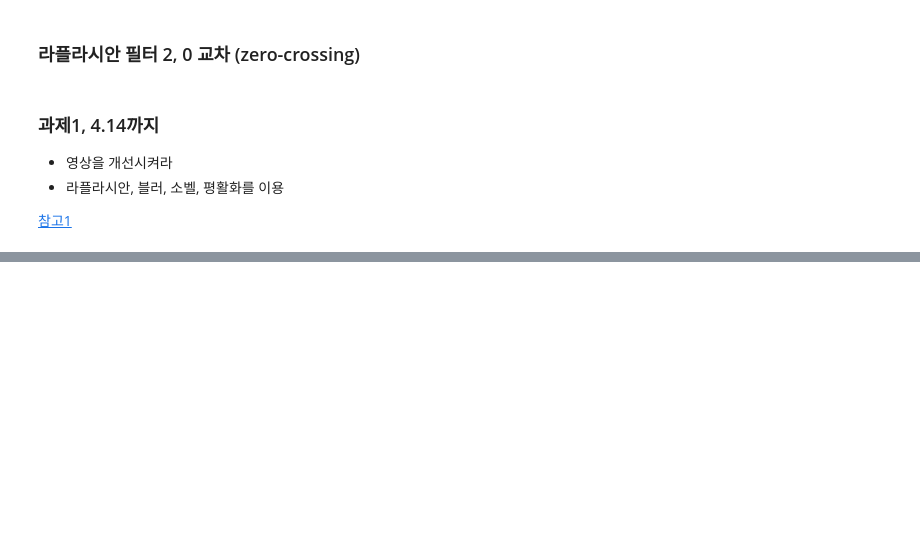
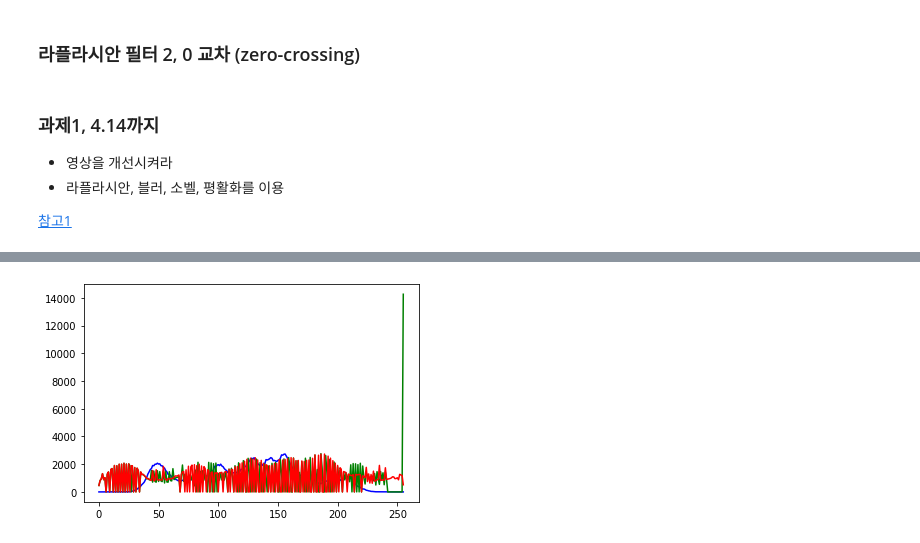
Before and after one commit to sedoll/knu_opencv, a Jupyter notebook: chap06/chap06.ipynb, the cells around one changed output, grey strips where cells are left out. Drawn from its saved outputs; the diff is of its cells as text; code cells hidden in the pictures; blank space fills up the shorter version.

```diff
--- a/chap06/chap06.ipynb
+++ b/chap06/chap06.ipynb
@@ -286,53 +292,87 @@ cv2.destroyAllWindows()
 # %%
 import cv2
 import numpy as np
+from matplotlib import pyplot as plt
 
+# a
 # 이미지 불러오기
 img = cv2.imread('c:/data/lena.jpg', cv2.IMREAD_GRAYSCALE)
 # img = cv2.imread('c:/data/bone_test.png', cv2.IMREAD_GRAYSCALE)
+# img = cv2.resize(img, (300, 300))
+
 blur_g = cv2.GaussianBlur(img, ksize=(3, 3), sigmaX=1.0)
+cv2.imshow('a', img)
 
+# img에 바로 히스토그램 평활화 적용
+img2 = cv2.equalizeHist(img)
+cv2.imshow('img_eh', img2)
+
+# b
 # 라플라시안 필터 적용
-laplacian = cv2.Laplacian(blur_g, cv2.CV_8U)
-laplacian = cv2.convertScaleAbs(laplacian)
-laplacian = cv2.normalize(laplacian, None, 0, 255, cv2.NORM_MINMAX)
-Mlaplacian = cv2.subtract(img, laplacian) # 원본에서 라플라시안 필터 값을 뺀 이미지
+# laplacian = cv2.Laplacian(img, cv2.CV_32F)
+laplacian = cv2.Laplacian(blur_g, cv2.CV_32F)
+cv2.imshow('b', laplacian)
+dst = cv2.convertScaleAbs(laplacian)
+dst = cv2.normalize(dst, None, 0, 255, cv2.NORM_MINMAX, dtype=cv2.CV_8U) # 정규화 적용
+cv2.imshow('b2', dst)
 
-# 소벨 필터 적용
-sobelx = cv2.Sobel(img, cv2.CV_64F, 1, 0, ksize=3)
-sobely = cv2.Sobel(img, cv2.CV_64F, 0, 1, ksize=3)
+# c
+Mlaplacian = cv2.subtract(img, dst) # 원본에서 라플라시안 필터 값을 뺀 이미지
+cv2.imshow('c', Mlaplacian)
+
+# d
+# 원본에 소벨 필터 적용
+sobelx = cv2.Sobel(img, cv2.CV_32F, 1, 0, ksize=3)
+sobely = cv2.Sobel(img, cv2.CV_32F, 0, 1, ksize=3)
 mag = cv2.magnitude(sobelx, sobely) # 2D 백터의 크기 계산
-sobel = cv2.normalize(mag, None, 0, 255, cv2.NORM_MINMAX, dtype=cv2.CV_8U)
-sobel_blur = cv2.GaussianBlur(sobel, ksize=(5, 5), sigmaX=1.0)
+sobel = cv2.normalize(mag, None, 0, 255, cv2.NORM_MINMAX, dtype=cv2.CV_8U) # 정규화 적용
+cv2.imshow('d', sobel)
 
-# 라플라시안 필터와 소벨 필터로부터 얻은 이미지를 합치기
-result = cv2.addWeighted(Mlaplacian, 0.7, sobel_blur, 0.5, 0)
-# result = cv2.addWeighted(Mlaplacian, 0.5, sobel_blur, 0.5, 0)
+# e
+# 소벨 필터 적용된 이미지를 평균 블러 5x5로 처리
+sobel_blur = cv2.blur(sobel, ksize=(5, 5))
+cv2.imshow('e', sobel_blur)
 
+# f
+# 라플라시안 필터와 소벨 필터로부터 얻은 이미지를 합치고 임계값 계산
+ls = cv2.addWeighted(Mlaplacian, 0.5, sobel_blur, 0.5, 0)
+# 원본과 합칠 이미지 생성
 # 임계값(threshold) 이하인 부분을 0으로 만들기
-thresh = 60  # 임계값(threshold) 설정
-_, result2 = cv2.threshold(result, thresh, 255, cv2.THRESH_TOZERO)
+thresh = 50  # 임계값(threshold) 설정
+_, mask = cv2.threshold(ls, thresh, 255, cv2.THRESH_TOZERO)
+cv2.imshow('f', mask)
 
-# result3
-result3 = cv2.addWeighted(img, 1.0, result2, 0.5, 0)
+# g
+# 원본과 필터를 적용한 이미지 합치기
+sharp = cv2.addWeighted(img, 1.0, mask, 0.5, 0)
+cv2.imshow('g', sharp)
 
-# 23.04.05현재 result3 까지 맞게 함
-# result4
-# bone_test.png의 경우 result3를 받아서 어두운 부분을 조금 밝게 하도록 조정해보기
+# h
+# lena
+# 평활화 적용
+result = cv2.equalizeHist(sharp)
 
-# lena.jpg의 경우 이렇게 하면 됨
-result4 = cv2.equalizeHist(result3)
+# bone
+# 수동 적용
+gamma = 0.8
+# result = np.array(255*(sharp/255)**gamma,dtype='uint8')
 
+cv2.imshow('h', result)
+cv2.imwrite('c:/data/result.jpg', result)
 
-# 결과 출력
-cv2.imshow('src', img)
-cv2.imshow('lap', laplacian)
-cv2.imshow('Mlap', Mlaplacian)
-cv2.imshow('sobel', sobel)
-cv2.imshow('sobel_blur', sobel_blur)
-cv2.imshow('result1', result)
-cv2.imshow('Result2', result2)
-cv2.imshow('result3', result3)
-cv2.imshow('result4', result4)
+hist1 = cv2.calcHist(images=[img], channels=[0], mask=None,
+                     histSize=[256], ranges=[0, 256])
+
+hist2 = cv2.calcHist(images=[result], channels=[0], mask=None,
+                     histSize=[256], ranges=[0, 256])
+
+hist3 = cv2.calcHist(images=[img2], channels=[0], mask=None,
+                     histSize=[256], ranges=[0, 256])
+plt.plot(hist1, color='b', label='hist1 in src')
+plt.plot(hist2, color='g', label='hist2 in src')
+plt.plot(hist3, color='r', label='hist3 in src')
+plt.show()
 cv2.waitKey(0)
 cv2.destroyAllWindows()
+# %% [output]
+[figure, added]
```
Also changed, not shown: parts of 2 cells of this notebook, 2 other files.
